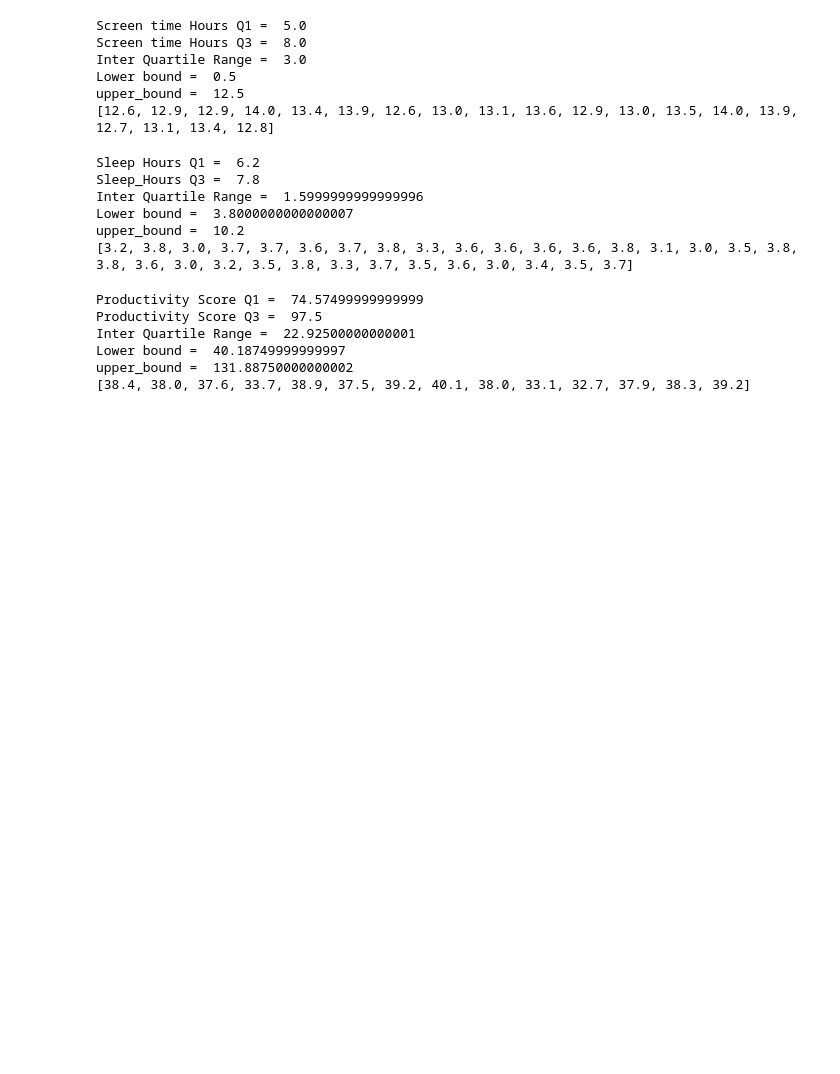
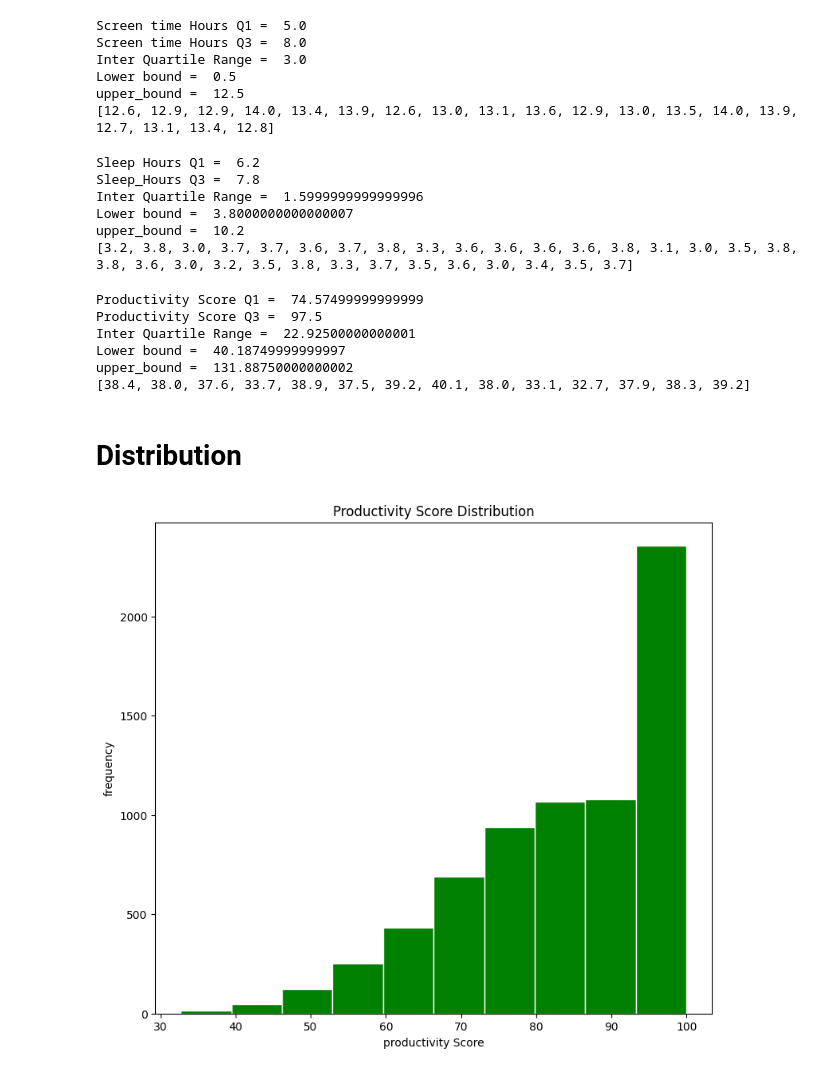
Before and after one commit to Engr-Jawad/Data-Science-Projects, a Jupyter notebook: Digita_Lifestyle_ Productivity _&_ Screen Behavior_ Analysis/digital_lifestyle.ipynb, the cells around one changed output. Cells and saved outputs as stored; diff of their text form; code cells hidden in the pictures; blank space fills up the shorter version.

Commit message:
Distribution

```diff
--- a/Digita_Lifestyle_ Productivity _&_ Screen Behavior_ Analysis/digital_lifestyle.ipynb
+++ b/Digita_Lifestyle_ Productivity _&_ Screen Behavior_ Analysis/digital_lifestyle.ipynb
@@ -279,3 +279,14 @@ Inter Quartile Range =  22.92500000000001
 Lower bound =  40.18749999999997
 upper_bound =  131.88750000000002
 [38.4, 38.0, 37.6, 33.7, 38.9, 37.5, 39.2, 40.1, 38.0, 33.1, 32.7, 37.9, 38.3, 39.2]
+# %% [markdown]
+# Distribution
+# %%
+plt.figure(figsize=(9,8))
+plt.hist(df["Productivity_Score"],bins=10,edgecolor="white",color="green")
+plt.title("Productivity Score Distribution")
+plt.xlabel("productivity Score")
+plt.ylabel("frequency")
+plt.show()
+# %% [output]
+[figure, added]
```
Also changed, not shown: parts of 2 cells of this notebook.
